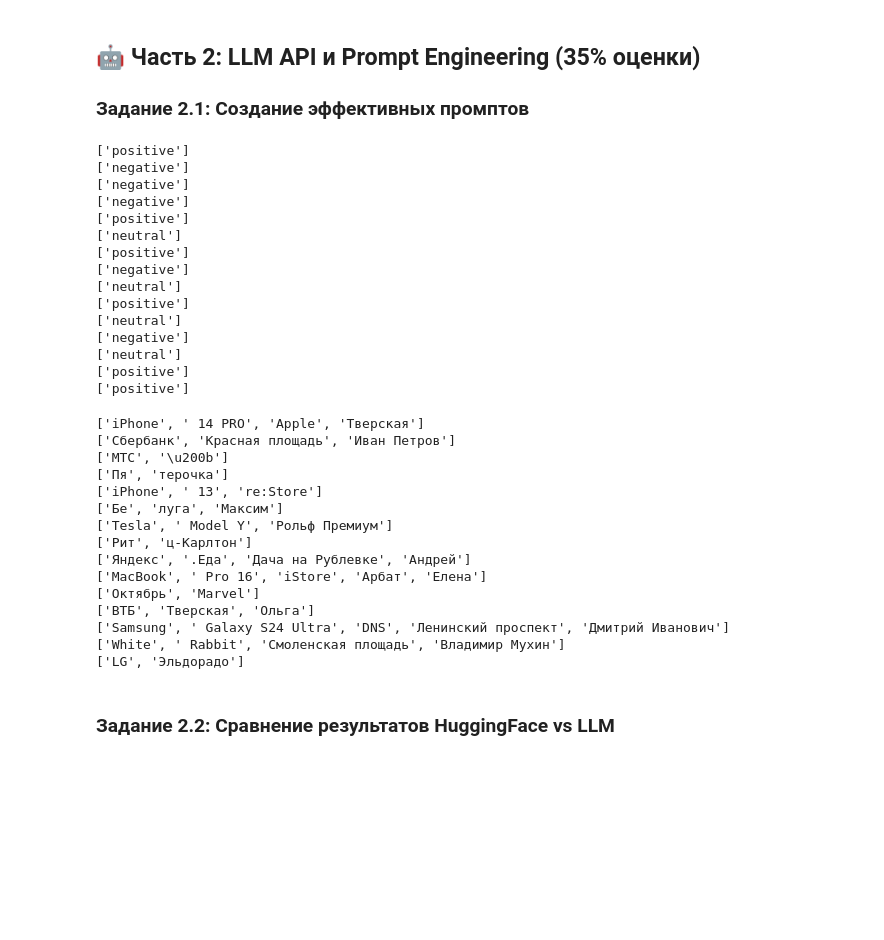
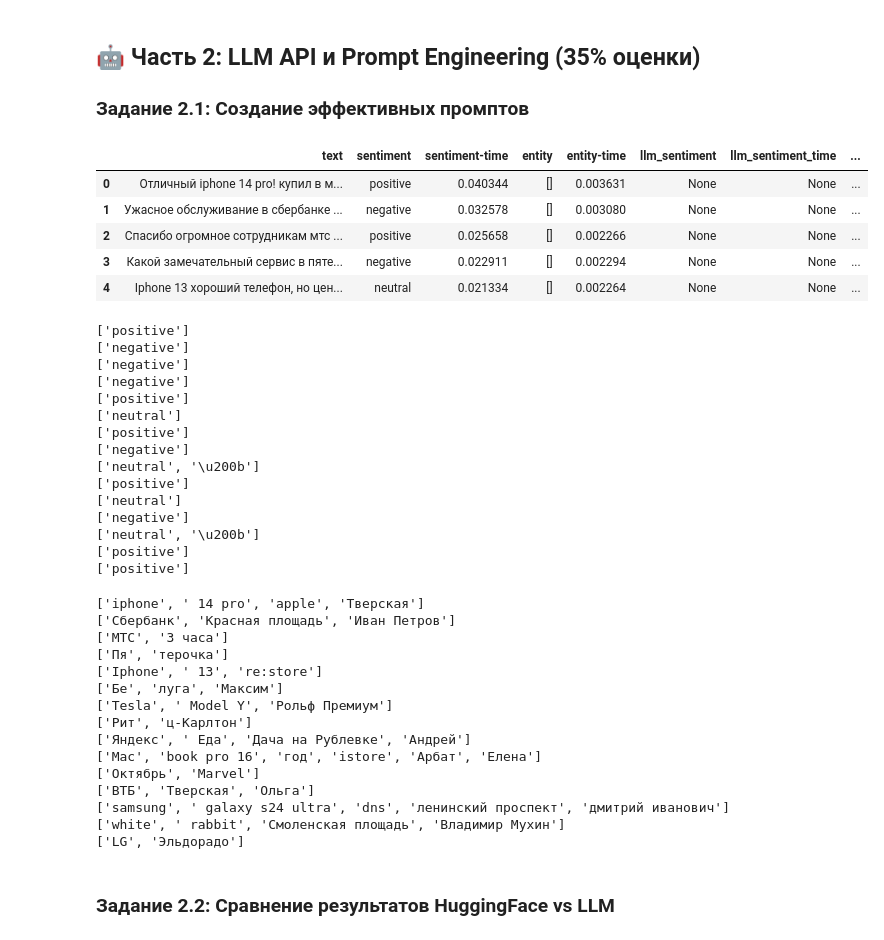
Before and after one commit to dmitryplus/otus_llm_develop_dz, a Jupyter notebook: hw2.ipynb, the cells around one changed output. Cells and saved outputs as stored; diff of their text form; code cells hidden in the pictures; blank space fills up the shorter version.

```diff
--- a/hw2.ipynb
+++ b/hw2.ipynb
@@ -378,6 +362,25 @@ def getOpenAiAnswerByPrompt(system_content: str, text: str) -> List[Dict]:
                 ai_result.append(row)
 
     return list(filter(None, ai_result))
+# %%
+
+# делаем общий DataFrame
+
+df_common = df_hugg
+
+df_common['llm_sentiment'] = None
+df_common['llm_sentiment_time'] = None
+df_common['llm_entity'] = None
+df_common['llm_entity_time'] = None
+
+df_common.head()
+# %% [output]
+|  | text | sentiment | sentiment-time | entity | entity-time | llm_sentiment | llm_sentiment_time | ... |
+| 0 | Отличный iphone 14 pro! купил в м... | positive | 0.040344 | [] | 0.003631 | None | None | ... |
+| 1 | Ужасное обслуживание в сбербанке ... | negative | 0.032578 | [] | 0.003080 | None | None | ... |
+| 2 | Спасибо огромное сотрудникам мтс ... | positive | 0.025658 | [] | 0.002266 | None | None | ... |
+| 3 | Какой замечательный сервис в пяте... | negative | 0.022911 | [] | 0.002294 | None | None | ... |
+| 4 | Iphone 13 хороший телефон, но цен... | neutral | 0.021334 | [] | 0.002264 | None | None | ... |
 # %%
 
 # Промпт для Анализа тональности (sentiment analysis)
@@ -401,8 +404,18 @@ system_content_sentiment = """
 Выход: neutral
 """
 
-for text in df["text"]:
-    print(getOpenAiAnswerByPrompt(system_content=system_content_sentiment, text=text))
+
+for idx in df_common.index:
+    start_time = time.time()
+
+    result = getOpenAiAnswerByPrompt(system_content=system_content_sentiment, text=df_common.loc[idx]['text'])
+
+    print(result)
+
+    processing_time = time.time() - start_time
+
+    df_common.loc[idx, 'llm_sentiment'] = result[0]
+    df_common.loc[idx, 'llm_sentiment_time'] = processing_time
 # %% [output]
 ['positive']
 ['negative']
@@ -412,11 +425,11 @@ for text in df["text"]:
 ['neutral']
 ['positive']
 ['negative']
-['neutral']
+['neutral', '\u200b']
 ['positive']
 ['neutral']
 ['negative']
-['neutral']
+['neutral', '\u200b']
 ['positive']
 ['positive']
 # %%
@@ -436,23 +449,32 @@ Apple Inc.
 """
 
 
-for text in df["text"]:
-    print(getOpenAiAnswerByPrompt(system_content=system_content_ner, text=text))
+for idx in df_common.index:
+    start_time = time.time()
+
+    result = getOpenAiAnswerByPrompt(system_content=system_content_ner, text=df_common.loc[idx]['text'])
+
+    print(result)
+
+    processing_time = time.time() - start_time
+
+    df_common.loc[idx, 'llm_entity'] = result[0]
+    df_common.loc[idx, 'llm_entity_time'] = processing_time
 # %% [output]
-['iPhone', ' 14 PRO', 'Apple', 'Тверская']
+['iphone', ' 14 pro', 'apple', 'Тверская']
 ['Сбербанк', 'Красная площадь', 'Иван Петров']
-['МТС', '\u200b']
+['МТС', '3 часа']
 ['Пя', 'терочка']
-['iPhone', ' 13', 're:Store']
+['Iphone', ' 13', 're:store']
 ['Бе', 'луга', 'Максим']
 ['Tesla', ' Model Y', 'Рольф Премиум']
 ['Рит', 'ц-Карлтон']
-['Яндекс', '.Еда', 'Дача на Рублевке', 'Андрей']
-['MacBook', ' Pro 16', 'iStore', 'Арбат', 'Елена']
+['Яндекс', ' Еда', 'Дача на Рублевке', 'Андрей']
+['Mac', 'book pro 16', 'год', 'istore', 'Арбат', 'Елена']
 ['Октябрь', 'Marvel']
 ['ВТБ', 'Тверская', 'Ольга']
-['Samsung', ' Galaxy S24 Ultra', 'DNS', 'Ленинский проспект', 'Дмитрий Иванович']
-['White', ' Rabbit', 'Смоленская площадь', 'Владимир Мухин']
+['samsung', ' galaxy s24 ultra', 'dns', 'ленинский проспект', 'дмитрий иванович']
+['white', ' rabbit', 'Смоленская площадь', 'Владимир Мухин']
 ['LG', 'Эльдорадо']
 # %% [markdown]
 ### Задание 2.2: Сравнение результатов HuggingFace vs LLM
```
Also changed, not shown: parts of 4 cells of this notebook.
